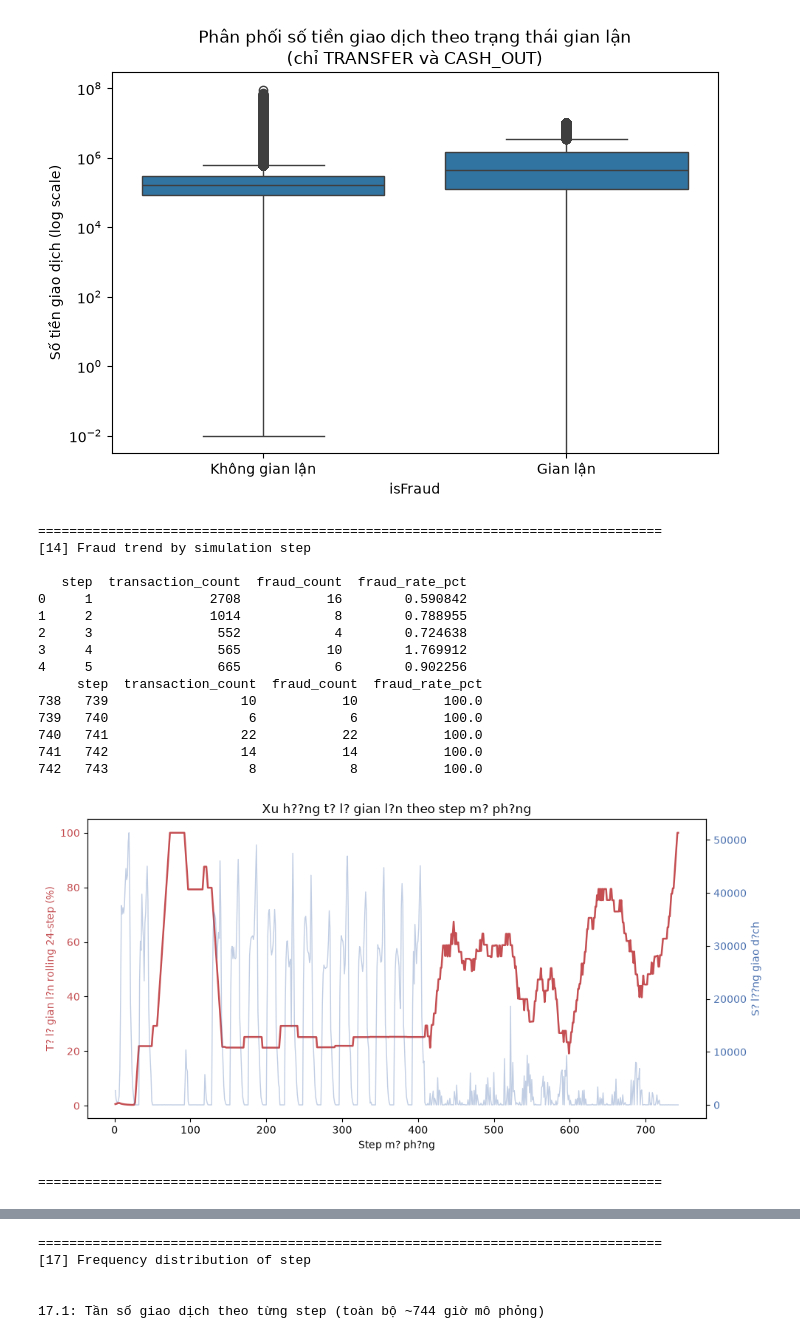
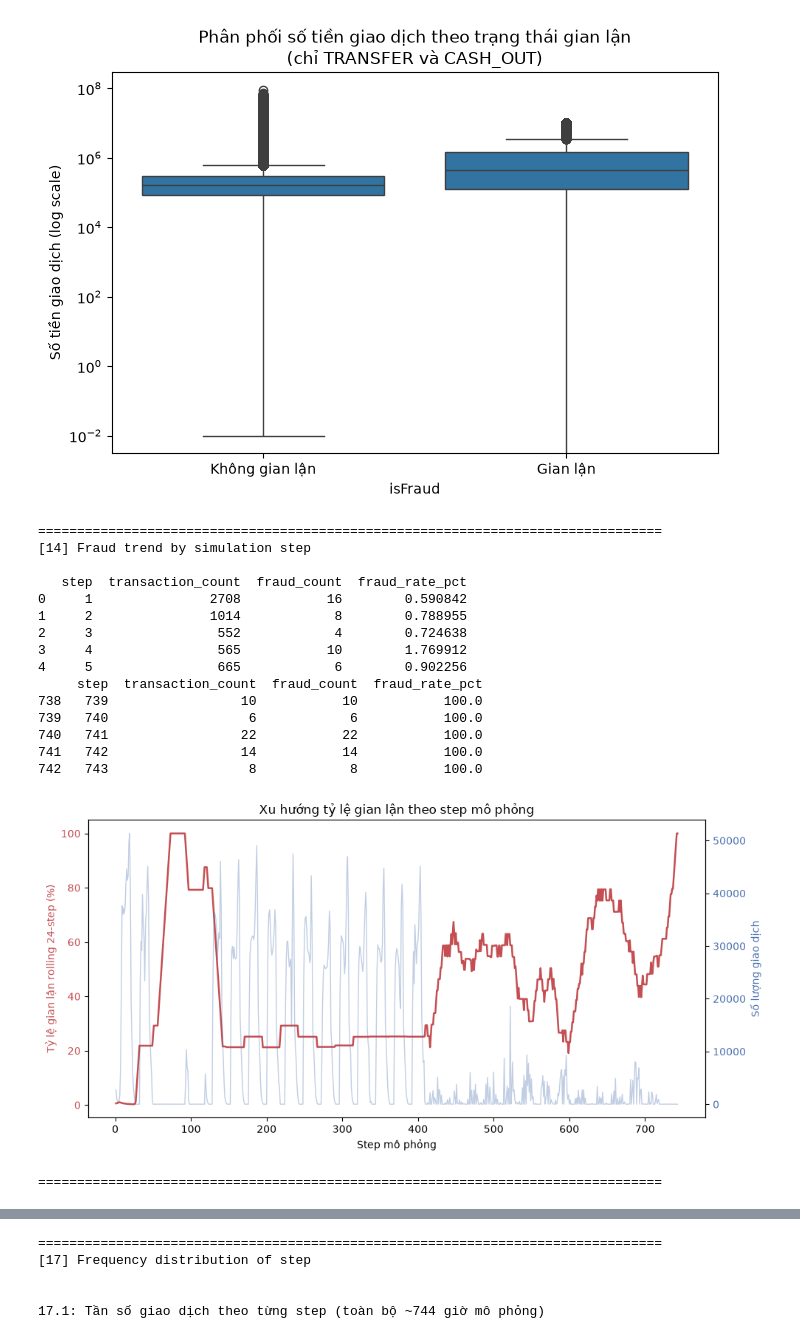
Before and after one commit to PH31M/fraud-detection-thesis, a Jupyter notebook: notebooks/01_eda.ipynb, the cells around one changed output, grey strips where cells are left out. Saved outputs shown, nothing was run; the diff lists cells and outputs as text; code cells hidden in the pictures.

```diff
--- a/notebooks/01_eda.ipynb
+++ b/notebooks/01_eda.ipynb
@@ -484,8 +484,8 @@ Name: amount, dtype: float64
 [figure]
 # %%
 
-# [14] EDA b? sung 1: xu h??ng fraud theo th?i gian (step)
-# M?c ??ch: ki?m tra fraud c? t?p trung v?o m?t s? giai ?o?n m? ph?ng hay ph?n b? r?i ??u theo th?i gian.
+# [14] EDA bổ sung 1: xu hướng fraud theo thời gian (step)
+# Mục đích: kiểm tra fraud có tập trung vào một số giai đoạn mô phỏng hay phân bố rải đều theo thời gian.
 section("[14] Fraud trend by simulation step")
 
 fraud_by_step = df.groupby('step').agg(
@@ -500,37 +500,37 @@ print(fraud_by_step[['step', 'transaction_count', 'fraud_count', 'fraud_rate_pct
 print(fraud_by_step[['step', 'transaction_count', 'fraud_count', 'fraud_rate_pct']].tail())
 
 fig, ax1 = plt.subplots(figsize=(10, 5))
 ax1.plot(fraud_by_step['step'], fraud_by_step['fraud_rate_pct_rolling'], color='#C44E52', linewidth=1.8)
-ax1.set_xlabel('Step m? ph?ng')
-ax1.set_ylabel('T? l? gian l?n rolling 24-step (%)', color='#C44E52')
+ax1.set_xlabel('Step mô phỏng')
+ax1.set_ylabel('Tỷ lệ gian lận rolling 24-step (%)', color='#C44E52')
 ax1.tick_params(axis='y', labelcolor='#C44E52')
 
 ax2 = ax1.twinx()
 ax2.plot(fraud_by_step['step'], fraud_by_step['transaction_count'], color='#4C72B0', alpha=0.35, linewidth=1)
-ax2.set_ylabel('S? l??ng giao d?ch', color='#4C72B0')
+ax2.set_ylabel('Số lượng giao dịch', color='#4C72B0')
 ax2.tick_params(axis='y', labelcolor='#4C72B0')
 
-ax1.set_title('Xu h??ng t? l? gian l?n theo step m? ph?ng')
+ax1.set_title('Xu hướng tỷ lệ gian lận theo step mô phỏng')
 fig.tight_layout()
 plt.savefig(FIGURES_DIR / 'fraud_rate_by_step.png', dpi=150)
 plt.show()
 endSection()
 # %% [output]
 ================================================================================
 [14] Fraud trend by simulation step
 
    step  transaction_count  fraud_count  fraud_rate_pct
 0     1               2708           16        0.590842
 1     2               1014            8        0.788955
 2     3                552            4        0.724638
 3     4                565           10        1.769912
 4     5                665            6        0.902256
      step  transaction_count  fraud_count  fraud_rate_pct
 738   739                 10           10           100.0
 739   740                  6            6           100.0
 740   741                 22           22           100.0
 741   742                 14           14           100.0
 742   743                  8            8           100.0
-[figure, old version]
+[figure, new version]
 ================================================================================
 # %%
```
Also changed, not shown: parts of 2 cells of this notebook, 4 other files.
